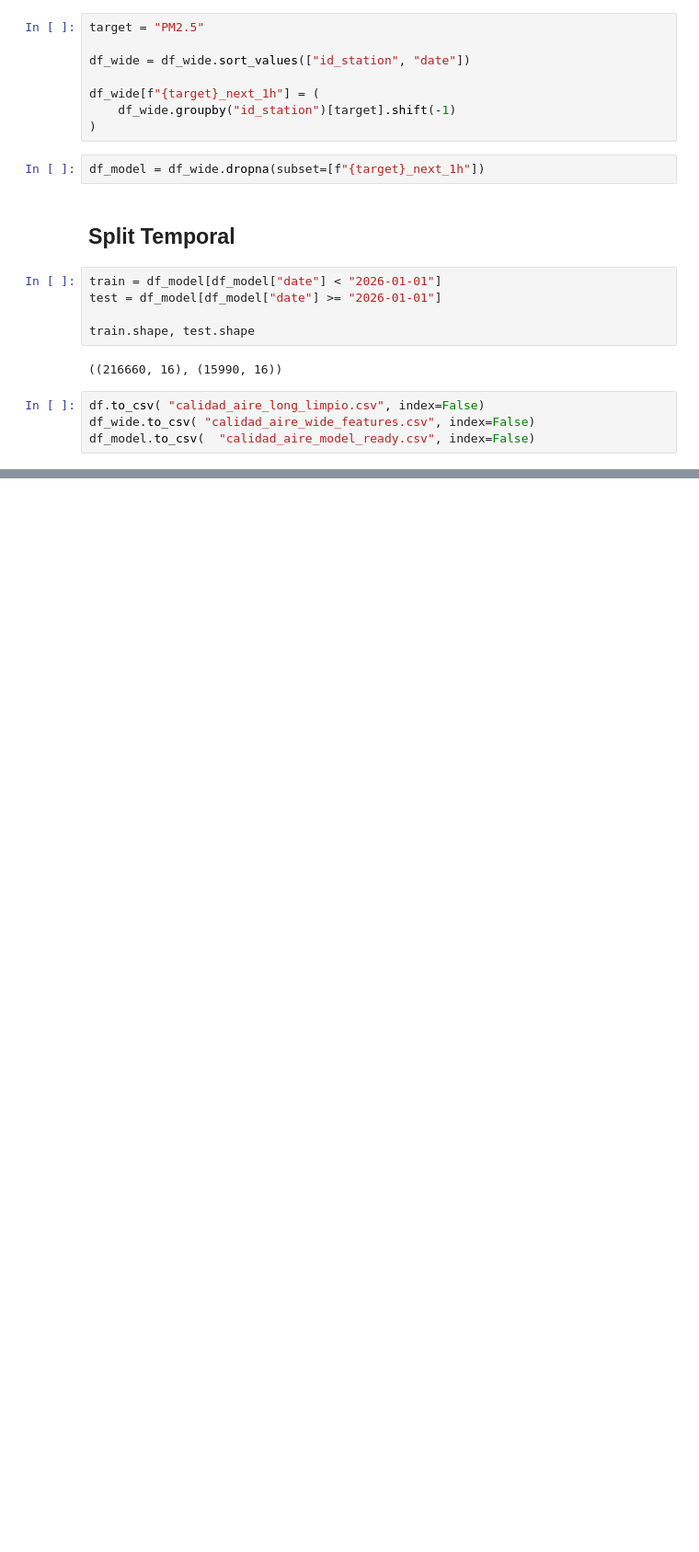
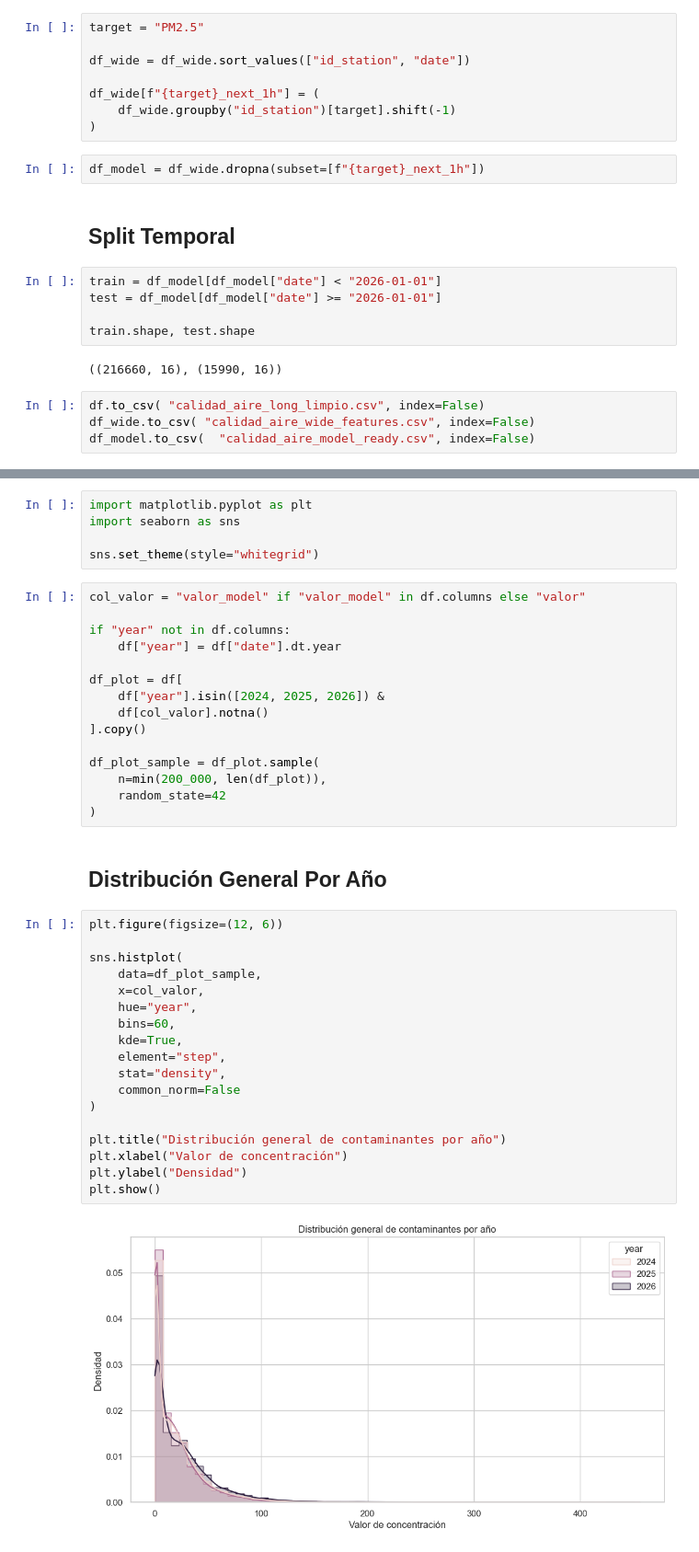
Before and after one commit to luis1112enrique/Machine-Learning-Repo, a Jupyter notebook: Clase 5 - Calidad del aire CDMX.ipynb, the cells around one changed output, grey strips where cells are left out. Shown at 92% size. Saved outputs shown, nothing was run; the diff lists cells and outputs as text; blank space fills up the shorter version.

```diff
--- a/Clase 5 - Calidad del aire CDMX.ipynb
+++ b/Clase 5 - Calidad del aire CDMX.ipynb
@@ -228,0 +303,42 @@ df_model.to_csv(  "calidad_aire_model_ready.csv", index=False)
+# %%
+import matplotlib.pyplot as plt
+import seaborn as sns
+
+sns.set_theme(style="whitegrid")
+# %%
+col_valor = "valor_model" if "valor_model" in df.columns else "valor"
+
+if "year" not in df.columns:
+    df["year"] = df["date"].dt.year
+
+df_plot = df[
+    df["year"].isin([2024, 2025, 2026]) &
+    df[col_valor].notna()
+].copy()
+
+df_plot_sample = df_plot.sample(
+    n=min(200_000, len(df_plot)),
+    random_state=42
+)
+# %% [markdown]
+## Distribución General Por Año
+# %%
+plt.figure(figsize=(12, 6))
+
+sns.histplot(
+    data=df_plot_sample,
+    x=col_valor,
+    hue="year",
+    bins=60,
+    kde=True,
+    element="step",
+    stat="density",
+    common_norm=False
+)
+
+plt.title("Distribución general de contaminantes por año")
+plt.xlabel("Valor de concentración")
+plt.ylabel("Densidad")
+plt.show()
+# %% [output]
+[figure, added]
```
Also changed, not shown: parts of 9 cells of this notebook, 1 other file.
